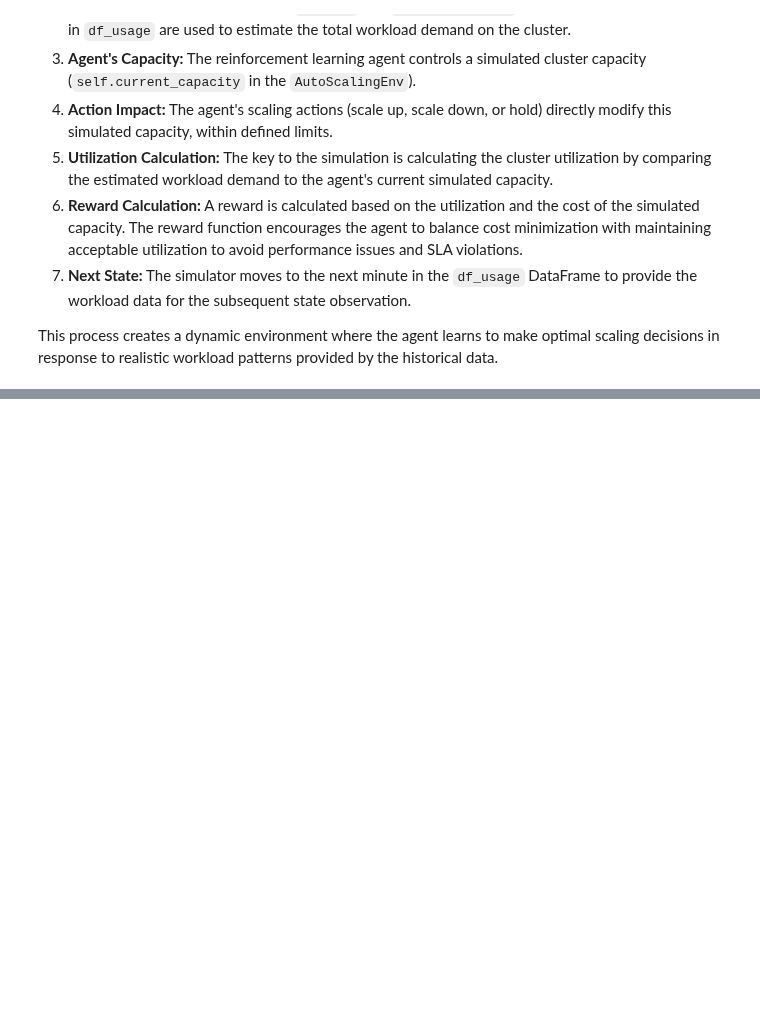
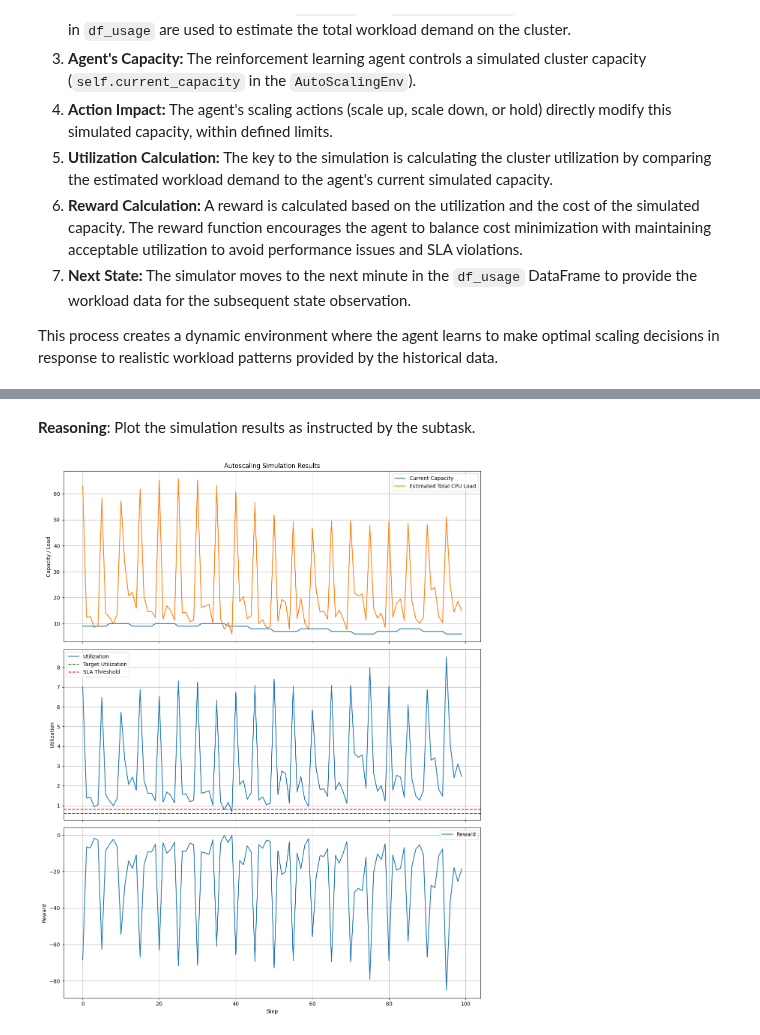
Before and after one commit to rah-ds/Cloud-Autoscaling-using-RL, a Jupyter notebook: notebooks/RL_Simulator.ipynb, the cells around one changed output, grey strips where cells are left out. Saved outputs shown, nothing was run; the diff lists cells and outputs as text; code cells hidden in the pictures; blank space fills up the shorter version.

```diff
--- a/notebooks/RL_Simulator.ipynb
+++ b/notebooks/RL_Simulator.ipynb
@@ -281,6 +338,6 @@ print("Initial Observation:", obs)
 
 # # Take a sample action (e.g., hold)
 action = 1 # Scale up example
-next_obs, reward, done, info = env.step(action)
-print("Next Observation:", next_obs, "Reward:", reward, "Done:", done, "Info:", info)
+next_obs, reward, terminated, truncated, info = env.step(action) # Unpack 5 values
+print("Next Observation:", next_obs, "Reward:", reward, "Terminated:", terminated, "Truncated:", truncated, "Info:", info)
 # %% [output]
@@ -288,0 +417,39 @@ Next Observation: [3.2542923e-03 2.7331815e-03 1.0000000e+01] Reward: -60.808117
+# %% [markdown]
+**Reasoning**:
+Plot the simulation results as instructed by the subtask.
+# %%
+import matplotlib.pyplot as plt
+
+# Create a figure and a set of subplots
+fig, axes = plt.subplots(nrows=3, ncols=1, figsize=(12, 15), sharex=True)
+
+# Plot Current Capacity and Estimated Total CPU Load
+axes[0].plot(simulation_results_df.index, simulation_results_df['current_capacity'], label='Current Capacity')
+axes[0].plot(simulation_results_df.index, simulation_results_df['estimated_total_cpu_load'], label='Estimated Total CPU Load')
+axes[0].set_ylabel('Capacity / Load')
+axes[0].set_title('Autoscaling Simulation Results')
+axes[0].legend()
+axes[0].grid(True)
+
+# Plot Utilization and Target Utilization
+axes[1].plot(simulation_results_df.index, simulation_results_df['utilization'], label='Utilization')
+axes[1].axhline(y=env.target_utilization, color='g', linestyle='--', label='Target Utilization')
+axes[1].axhline(y=env.sla_threshold, color='r', linestyle='--', label='SLA Threshold')
+axes[1].set_ylabel('Utilization')
+axes[1].legend()
+axes[1].grid(True)
+
+# Plot Reward
+axes[2].plot(simulation_results_df.index, simulation_results_df['reward'], label='Reward')
+axes[2].set_xlabel('Step')
+axes[2].set_ylabel('Reward')
+axes[2].legend()
+axes[2].grid(True)
+
+# Adjust layout to prevent overlapping
+plt.tight_layout()
+
+# Display the plots
+plt.show()
+# %% [output]
+[figure, added]
```
Also changed, not shown: parts of 10 cells of this notebook.
